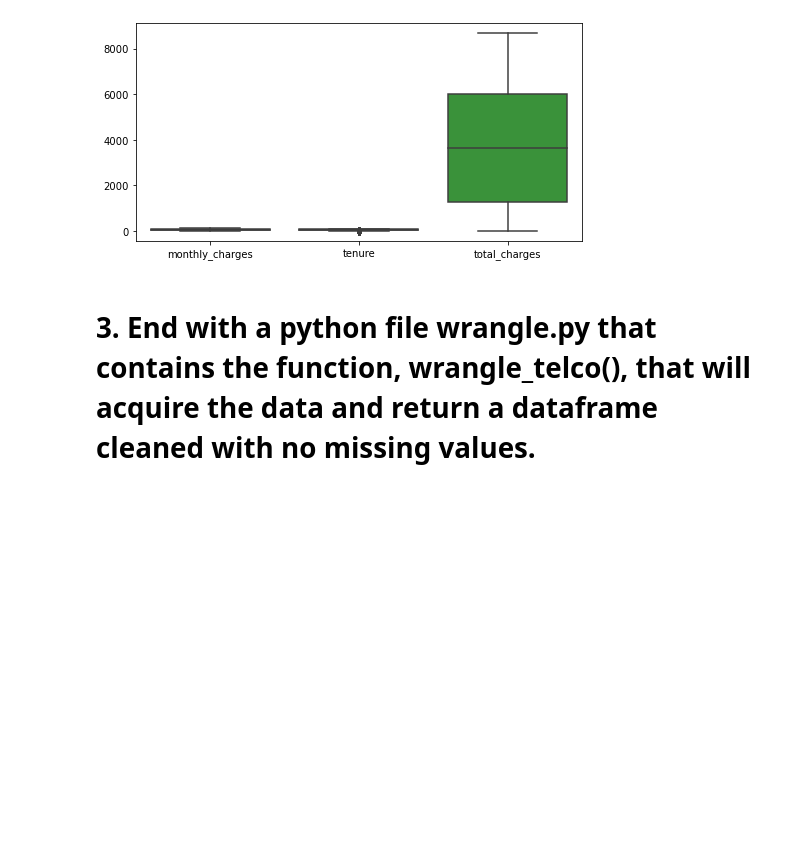
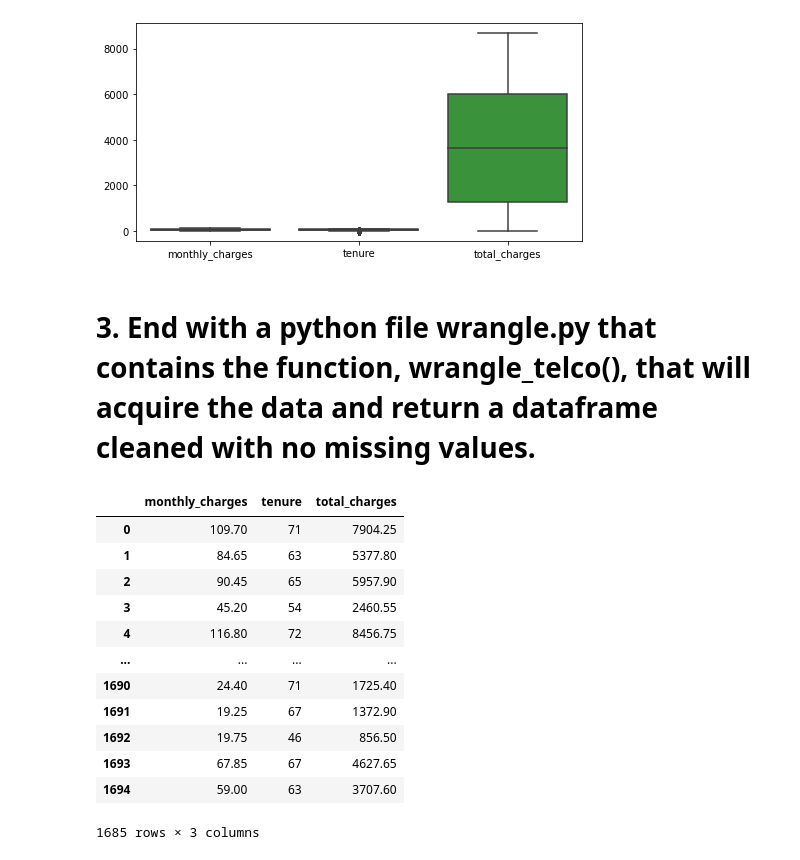
Before and after one commit to johngrinstead/regression_exercises, a Jupyter notebook: wrangle.ipynb, the cells around one changed output. Saved outputs shown, nothing was run; the diff lists cells and outputs as text; code cells hidden in the pictures; blank space fills up the shorter version.

Commit message:
adjusted wrangle

```diff
--- a/wrangle.ipynb
+++ b/wrangle.ipynb
@@ -163,15 +163,37 @@ sns.boxplot(data=df.drop(columns=['customer_id']))
 def wrangle_telco():
     data = pd.read_csv("wrangle_telco.csv")
 
+    data['total_charges'].replace(r'^\s*$', np.nan, regex=True, inplace=True)
+    # replace white space objects with NaN
+
+    data = data.dropna()
+    # remove all NaN values
+
+    data.total_charges = data.total_charges.astype('float')
+    # converts total_charges from object to float
+
+    df = data.drop(columns='Unnamed: 0', inplace=True)
+
     df = data.drop(columns='customer_id', inplace=True)
 
-    df.replace(r'^\s*$', np.nan, regex=True, inplace=True)
-    # replace white space objects with NaN
 
-    df = df.dropna()
-    # remove all NaN values
 
-    df.total_charges = df.total_charges.astype('float')
-    # converts total_charges from object to float
-
-    return df
+    return data
+# %%
+df2 = wrangle_telco()
+# %%
+df2
+# %% [output]
+|  | monthly_charges | tenure | total_charges |
+| 0 | 109.70 | 71 | 7904.25 |
+| 1 | 84.65 | 63 | 5377.80 |
+| 2 | 90.45 | 65 | 5957.90 |
+| 3 | 45.20 | 54 | 2460.55 |
+| 4 | 116.80 | 72 | 8456.75 |
+| ... | ... | ... | ... |
+| 1690 | 24.40 | 71 | 1725.40 |
+| 1691 | 19.25 | 67 | 1372.90 |
+| 1692 | 19.75 | 46 | 856.50 |
+| 1693 | 67.85 | 67 | 4627.65 |
+| 1694 | 59.00 | 63 | 3707.60 |
+1685 rows × 3 columns
```
Also changed, not shown: parts of 1 cell of this notebook, 2 other files.
